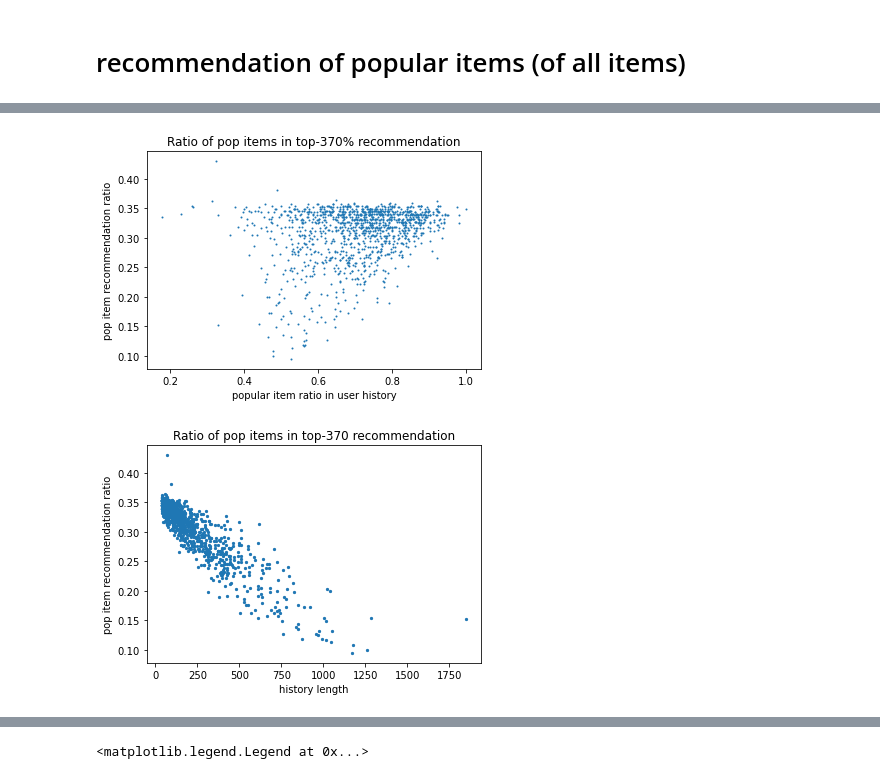
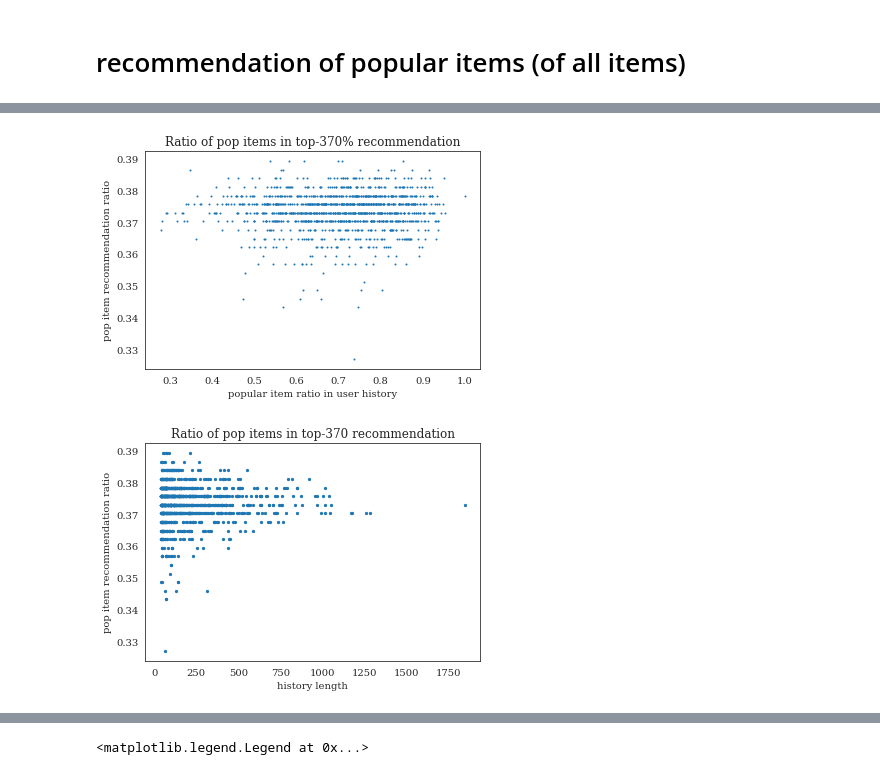
Before and after one commit to MinSeok-Pons-Kim/MELU_pytorch, a Jupyter notebook: movielens/ml-1m/data_analysis_freq-Copy1.ipynb, the cells around one changed output, grey strips where cells are left out. Cells and saved outputs as stored; diff of their text form; code cells hidden in the pictures.

```diff
--- a/movielens/ml-1m/data_analysis_freq-Copy1.ipynb
+++ b/movielens/ml-1m/data_analysis_freq-Copy1.ipynb
@@ -702,8 +981,0 @@ for k in [10, 20, 50, 100]:
-# %%
-evaluations = dict()
-item_idx = item_idx.reshape(predictions.shape)
-sort_idx = (-predictions).argsort(axis=1)
-for k in [10, 20, 50, 100]:
-    pop_ratio = np.isin(np.take_along_axis(item_idx.numpy(),sort_idx.numpy(), axis=1)[..., :k], pop_items).reshape(len(old_user_hist_len), -1).mean(axis=-1)
-    ax = plot_ratio(old_user_hist_len, pop_ratio, k)
-    evaluations['top_'+str(k)] = pop_ratio
@@ -723,5 +993,8 @@ plt.show()
 # %%
-plt.scatter(old_user_hist_len, evaluations['top_10']/evaluations['top_100'], s=1)
+x,y = old_user_hist_len, evaluations['top_10']/evaluations['top_100']
+m, b = np.polyfit(x, y, 1)
+plt.scatter(x,y, s=1)
+plt.plot(x, m*x + b, color='red')
 plt.xlabel("history length")
 plt.ylabel("increase of pop item recommendation ratio")
 plt.title("Ratio of pop items in top-{} recommendation".format(str(k)))
@@ -923,0 +1144,11 @@ ax.legend(loc='upper left')
+# %%
+import seaborn as sns
+sns.set_style("white")
+sns.set_style({'font.family':'serif', 'font.serif':'Times New Roman'})
+plt.figure(figsize=(5,5), dpi= 80)
+sns.distplot((user_pop_cnt.sum()/user_pop_cnt.count())[cold_u_score.user_id.unique()], color="red", label='cold-users')
+sns.distplot((user_pop_cnt.sum()/user_pop_cnt.count())[warm_u_score_test.user_id.unique()[(warm_u_score_test.groupby(['user_id']).count()> 380).any(axis=1).values]], color='green', label='warm-users')
+plt.xlim(0,1)
+plt.xlabel("popular item ratio in user history", size=14)
+plt.ylabel("density", size=14)
+plt.legend()
@@ -923,0 +1200,11 @@ ax.legend(loc='upper left')
+# %%
+import seaborn as sns
+sns.set_style("white")
+sns.set_style({'font.family':'serif', 'font.serif':'Times New Roman'})
+plt.figure(figsize=(5,5), dpi= 80)
+sns.distplot(plot_ratios[0][(warm_u_score_test.groupby(['user_id']).count()>100).any(axis=1).values], color='green', label='warm-users')
+sns.distplot(plot_ratios[1], color='red', label='cold-users')
+plt.xlim(0.7,1)
+plt.xlabel("popular item ratio in user history", size=14)
+plt.ylabel("density", size=14)
+plt.legend()
@@ -924,6 +1251,6 @@ ax.legend(loc='upper left')
 # %%
 test_ways = ['old_user']# ['10_old_user', '20_old_user', 'old_user']#,'new_user']
-seeds = [2]
+seeds = [1]
 masking = True
 anchor_list=[total_items, pop_items, tail_items, niche_items]
 import torch
@@ -934,34 +1261,34 @@ for seed_tmp in seeds:
         item_idx = torch.load('_'.join(['../../eval_result/', 'total_item_idx', test_way+'PD', str(seed_tmp), '.pt']))
         evaluations = dict()
         #break
         # 이용기록을 masking을 하는 경우, 해당 인덱스를 -inf값으로 집어넣어준다. 값이 낮아야 -1을 곱한 후 오름차순 소팅하면 랭킹이 뒤로밀림.
-        if masking:
-            predictions[ui_pairs.transpose()] = float('-inf')
+        #if masking:
+        #    predictions[ui_pairs.transpose()] = float('-inf')
 
 
         # [user, item] prediction 결과를 sorting하고
         # sorting된 결과에서 pop_item의 비율을 재서 plot을 해봄.
         #topk = [10, 20, 50, 100, 500]
         #topk = [int(0.25*len(pop_items)), int(0.5*len(pop_items)), len(pop_items)]
         topk = [int(0.5*len(pop_items))]
 
         sort_idx = (-predictions).argsort(axis=1)
         item_rank = np.take_along_axis(item_idx.numpy(),sort_idx.numpy(), axis=1) # rank items in descending order
         for k in topk:
             pop_ratio = np.isin(item_rank[..., :k], pop_items).mean(axis=-1)#.mean() # check percentage of popular items in top-k predictions
             evaluations['top_'+str(k)] = pop_ratio
 
             plt.scatter((user_pop_cnt.sum()/user_pop_cnt.count())[warm_u_score_test.user_id.unique()], pop_ratio, s=1)
             plt.xlabel("popular item ratio in user history")
             plt.ylabel("pop item recommendation ratio")
             plt.title("Ratio of pop items in top-{}% recommendation".format(str(k)))
             plt.show()
 
         for k in topk:
             pop_ratio = np.isin(item_rank[..., :k], pop_items).mean(axis=-1)#.mean() # check percentage of popular items in top-k predictions
             plot_ratio(old_user_hist_len, pop_ratio, k)
         break
     break
 # %% [output]
-[figure, old version]
+[figure, new version]
-[figure, old version]
+[figure, new version]
```
Also changed, not shown: parts of 95 cells of this notebook, 9 other files.
